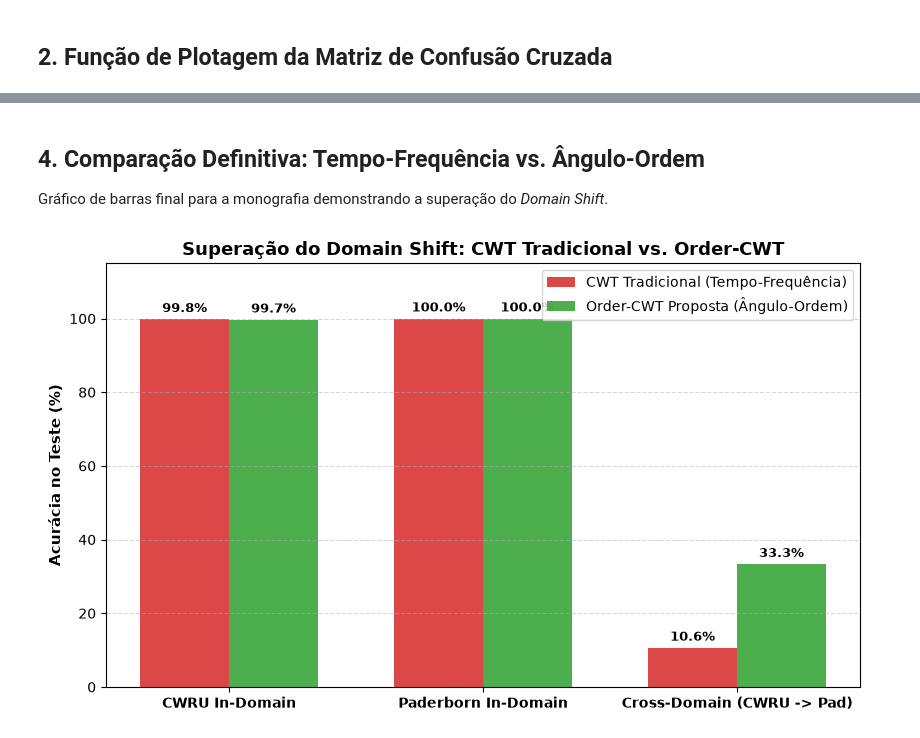
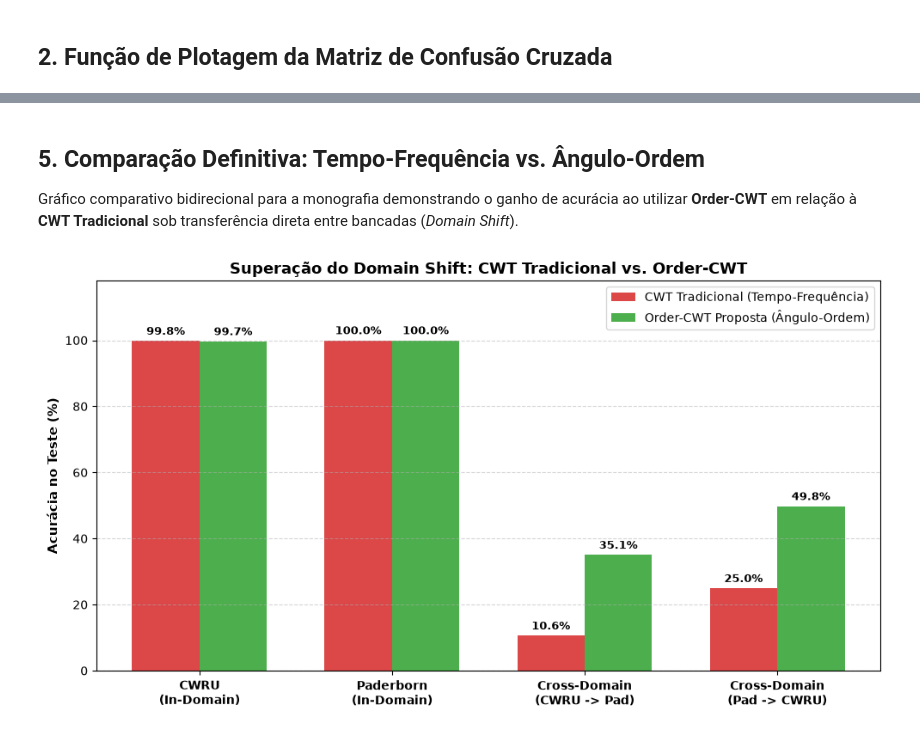
Before and after one commit to jvkauer/bearing-fault-diagnosis-cwt-cnn, a Jupyter notebook: notebooks/4_order_tracking/03_avaliacao_cruzada_order.ipynb, the cells around one changed output, grey strips where cells are left out. Saved outputs shown, nothing was run; the diff lists cells and outputs as text; code cells hidden in the pictures.

Commit message:
feat(order-tracking): implement global normalization, bidirectional cross-domain evaluation, and numerical stability fixes

```diff
--- a/notebooks/4_order_tracking/03_avaliacao_cruzada_order.ipynb
+++ b/notebooks/4_order_tracking/03_avaliacao_cruzada_order.ipynb
@@ -78,8 +78,10 @@ model_cwru_order = model_cwru_order.to(device)
 
 ckpt_cwru_order = Path('checkpoint_order_cwru_resnet18_best.pth')
 if ckpt_cwru_order.exists():
-    model_cwru_order.load_state_dict(torch.load(ckpt_cwru_order, weights_only=True))
+    model_cwru_order.load_state_dict(torch.load(ckpt_cwru_order, map_location=device, weights_only=True))
     print(f"[+] Pesos carregados de {ckpt_cwru_order}")
+else:
+    print(f"[AVISO] Checkpoint {ckpt_cwru_order} não encontrado.")
 
 model_cwru_order.eval()
 all_preds, all_labels = [], []
@@ -145,38 +229,46 @@ weighted avg     0.1561    0.3333    0.1797       174
 # %% [markdown]
-## 4. Comparação Definitiva: Tempo-Frequência vs. Ângulo-Ordem
+## 5. Comparação Definitiva: Tempo-Frequência vs. Ângulo-Ordem
 
-Gráfico de barras final para a monografia demonstrando a superação do *Domain Shift*.
+Gráfico comparativo bidirecional para a monografia demonstrando o ganho de acurácia ao utilizar **Order-CWT** em relação à **CWT Tradicional** sob transferência direta entre bancadas (*Domain Shift*).
 # %%
-fig, ax = plt.subplots(figsize=(8.5, 5))
-categorias = ['CWRU In-Domain', 'Paderborn In-Domain', 'Cross-Domain (CWRU -> Pad)']
-accs_tempo = [99.83, 100.0, 10.62]      # Tradicional no tempo
-accs_ordem = [99.70, 100.0, acc_order_cwru_on_pad]  # Com Order Tracking
+fig, ax = plt.subplots(figsize=(10, 5.5))
+
+categorias = [
+    'CWRU\n(In-Domain)',
+    'Paderborn\n(In-Domain)',
+    'Cross-Domain\n(CWRU -> Pad)',
+    'Cross-Domain\n(Pad -> CWRU)'
+]
+
+# Acurácias: Tempo-Frequência vs. Ângulo-Ordem
+accs_tempo = [99.83, 100.0, 10.62, 24.96]
+accs_ordem = [99.70, 100.0, acc_order_cwru_on_pad, acc_order_pad_on_cwru]
 
 x = np.arange(len(categorias))
 width = 0.35
 
 r1 = ax.bar(x - width/2, accs_tempo, width, label='CWT Tradicional (Tempo-Frequência)', color='#d62728', alpha=0.85)
 r2 = ax.bar(x + width/2, accs_ordem, width, label='Order-CWT Proposta (Ângulo-Ordem)', color='#2ca02c', alpha=0.85)
 
 ax.set_ylabel('Acurácia no Teste (%)', fontweight='bold', fontsize=11)
 ax.set_title('Superação do Domain Shift: CWT Tradicional vs. Order-CWT', fontweight='bold', fontsize=13)
 ax.set_xticks(x)
 ax.set_xticklabels(categorias, fontweight='bold', fontsize=10)
-ax.set_ylim(0, 115)
+ax.set_ylim(0, 118)
 ax.legend(loc='upper right', fontsize=10)
 ax.grid(True, linestyle='--', alpha=0.5, axis='y')
 
 for rects in [r1, r2]:
     for rect in rects:
         h = rect.get_height()
         ax.annotate(f'{h:.1f}%',
                     xy=(rect.get_x() + rect.get_width() / 2, h),
                     xytext=(0, 3),
                     textcoords="offset points",
                     ha='center', va='bottom', fontweight='bold', fontsize=9)
 
 plt.tight_layout()
 plt.savefig('../../docs/images/order_tracking_cross_domain_comparison.png', dpi=300, bbox_inches='tight')
 plt.show()
 # %% [output]
-[figure, old version]
+[figure, new version]
```
Also changed, not shown: parts of 5 cells of this notebook, 12 other files.
